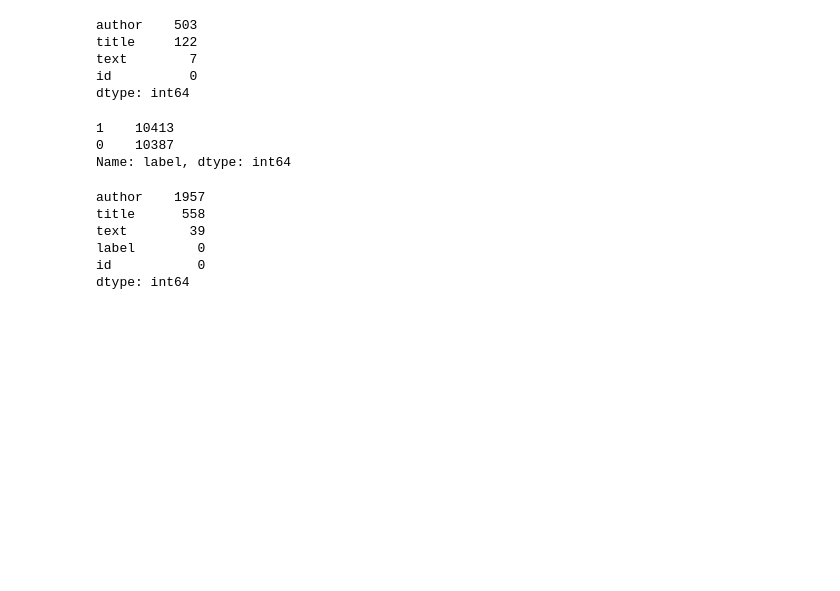
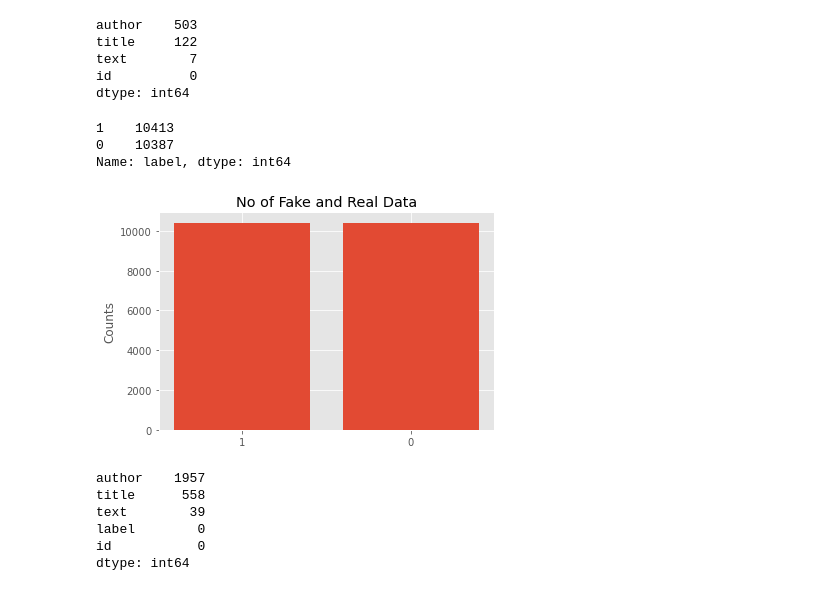
Before and after one commit to chuangeng555/fake_news, a Jupyter notebook: fake_news.ipynb, the cells around one changed output. Cells and saved outputs as stored; diff of their text form; code cells hidden in the pictures; blank space fills up the shorter version.

```diff
--- a/fake_news.ipynb
+++ b/fake_news.ipynb
@@ -89,10 +71,24 @@ dtype: int64
 # make a copy of the dataframe in case
 train_original = copy.deepcopy(train)
 # %%
-train["label"].value_counts()
+label_counts = train["label"].value_counts()
 
 #see distribution of 1 and 0 labels
-# %% [output]
-1    10413
-0    10387
-Name: label, dtype: int64
+# %%
+# for i in label_counts.values:
+#     print(i)
+
+label_counts
+# %% [output]
+1    10413
+0    10387
+Name: label, dtype: int64
+# %%
+bar = plt.bar(label_counts.index.astype('str'), label_counts)
+plt.ylabel('Counts')
+plt.title('No of Fake and Real Data')
+
+
+plt.show()
+# %% [output]
+[figure, added]
```
Also changed, not shown: parts of 44 cells of this notebook.
